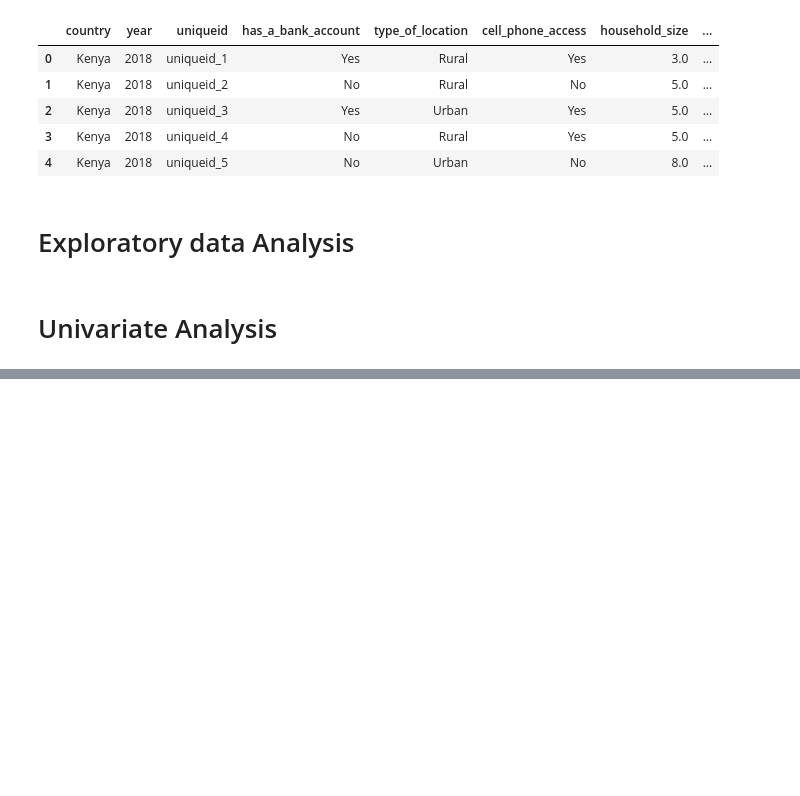
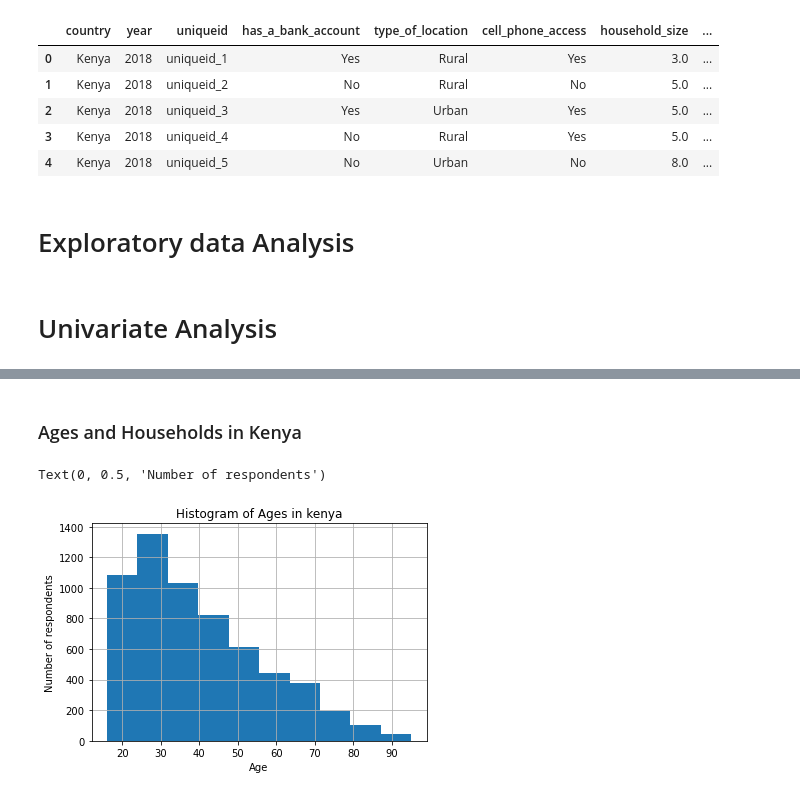
Before and after one commit to mbururyan/financial-inclusion-KE, a Jupyter notebook: financial_inclusion_WK2_IP.ipynb, the cells around one changed output, grey strips where cells are left out. Drawn from its saved outputs; the diff is of its cells as text; code cells hidden in the pictures; blank space fills up the shorter version.

```diff
--- a/financial_inclusion_WK2_IP.ipynb
+++ b/financial_inclusion_WK2_IP.ipynb
@@ -211,0 +400,4 @@ bank.head()
+# %%
+# Kenyan respondents
+bank_kenya = bank[bank['country'] == 'Kenya']
+bank_kenya.head()
@@ -211,0 +444,11 @@ bank.head()
+# %% [markdown]
+### Ages and Households in Kenya
+# %%
+# Ages
+bank_kenya['respondent_age'].hist()
+plt.title('Histogram of Ages in kenya')
+plt.xlabel('Age')
+plt.ylabel('Number of respondents')
+# %% [output]
+Text(0, 0.5, 'Number of respondents')
+[figure, added]
```
Also changed, not shown: parts of 81 cells of this notebook.
